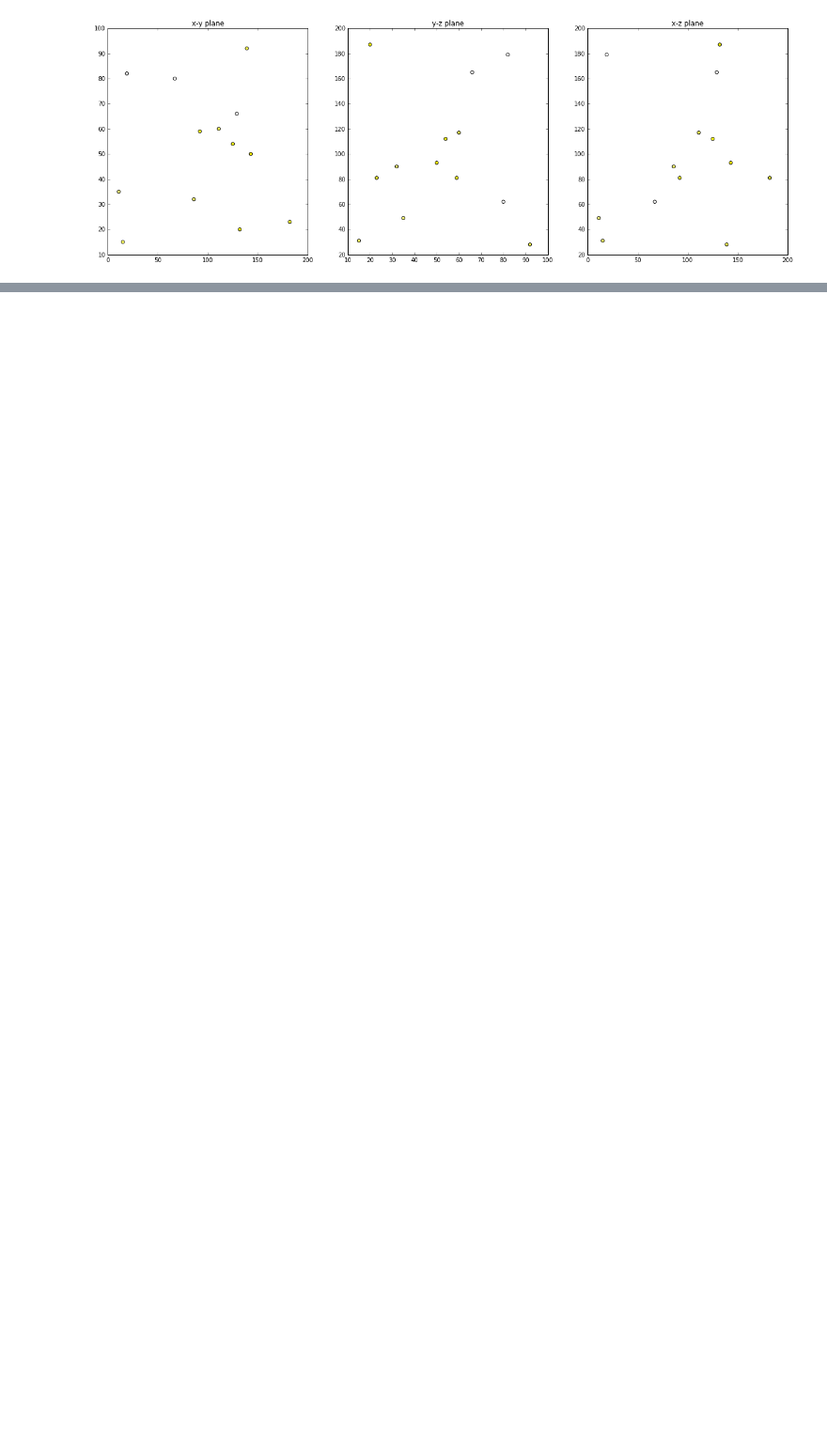
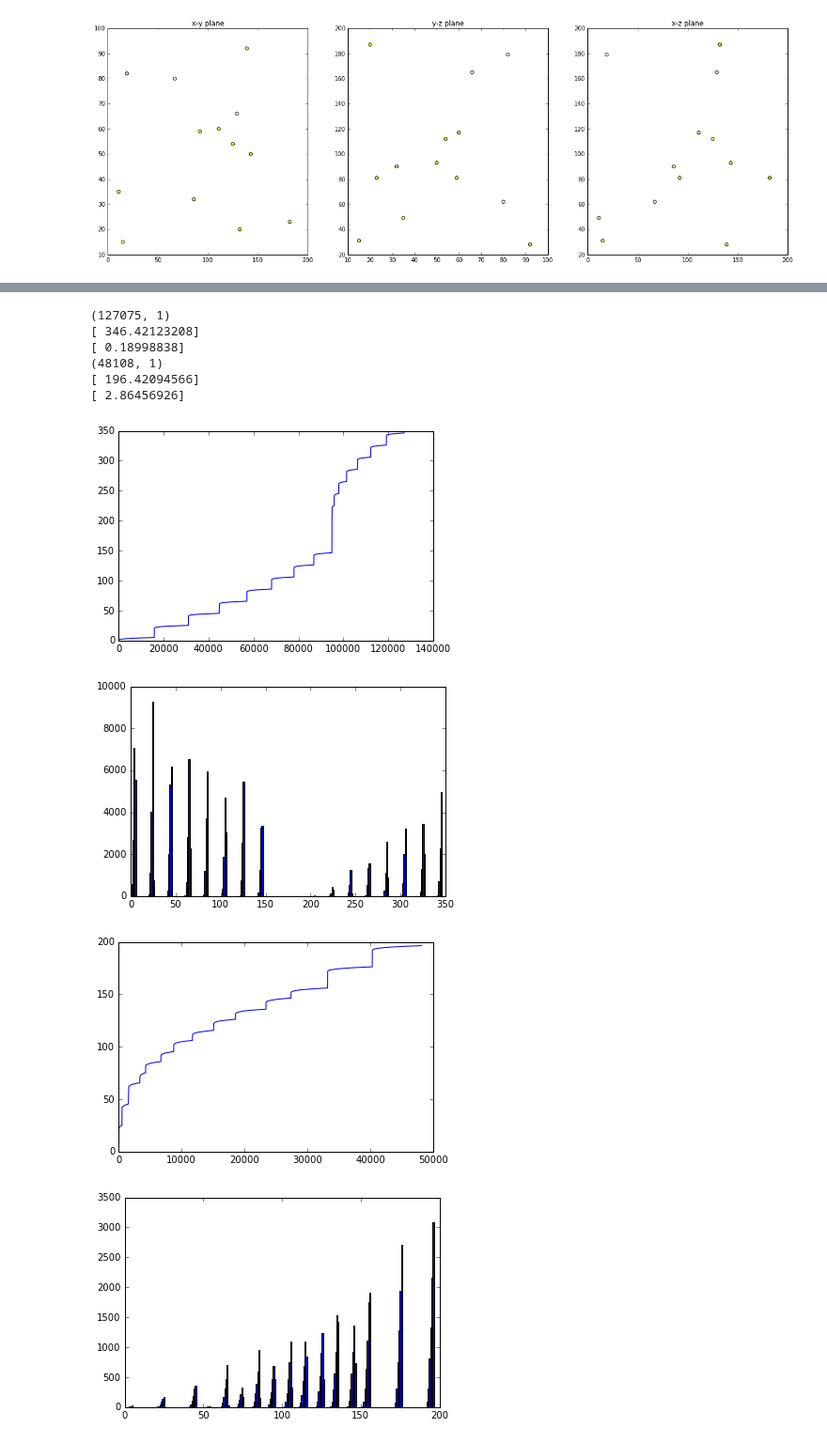
Before and after one commit to CNS-OIST/pycabnn, a Jupyter notebook: Output_comparison_evaluation.ipynb, the cells around one changed output, grey strips where cells are left out. Shown at 94% size. Drawn from its saved outputs; the diff is of its cells as text; code cells hidden in the pictures; blank space fills up the shorter version.

```diff
--- a/Output_comparison_evaluation.ipynb
+++ b/Output_comparison_evaluation.ipynb
@@ -322,0 +332,28 @@ _ = ax.set(xlabel="PFs", ylabel="Count")
+# %%
+do_aa = read_in_coordfile('Output_default/output_full_def/AAtoGoCdistances.dat')
+do_pf = read_in_coordfile('Output_default/output_full_def/PFtoGoCdistances.dat')
+
+#do_pf = read_in_coordfile('Output_default/output_16/PFtoGoCdistances.dat')
+
+
+titles = ['AA', 'PF']
+for n, do in enumerate([do_aa, do_pf]):
+    print (do.shape)
+    print (max(do))
+    print (min(do))
+    plt.figure()
+    #plt.plot(np.log(np.diff(np.sort(do.ravel()))))
+    plt.plot(np.sort(do.ravel()))
+    plt.figure()
+    _ = plt.hist(do, 250)
+# %% [output]
+(127075, 1)
+[ 346.42123208]
+[ 0.18998838]
+(48108, 1)
+[ 196.42094566]
+[ 2.86456926]
+[figure, added]
+[figure, added]
+[figure, added]
+[figure, added]
```
Also changed, not shown: parts of 11 cells of this notebook.
